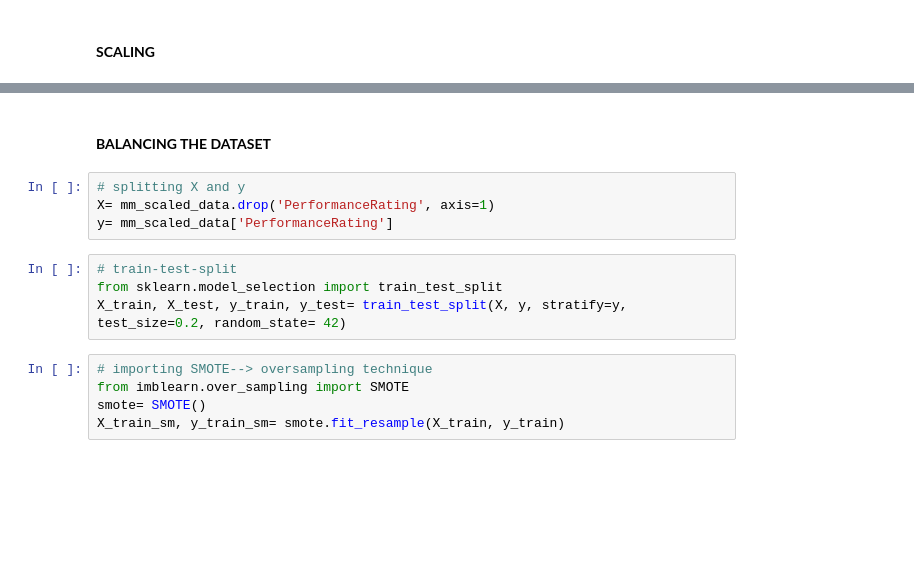
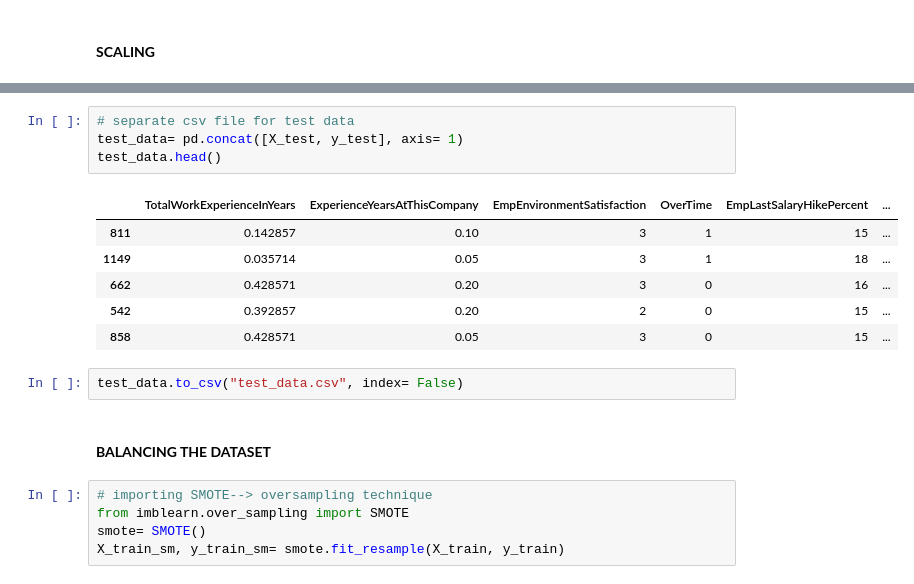
Before and after one commit to shanusaras/Employees_performance_analysis, a Jupyter notebook: src/models/train_model.ipynb, the cells around one changed output, grey strips where cells are left out. Drawn from its saved outputs; the diff is of its cells as text; blank space fills up the shorter version.

```diff
--- a/src/models/train_model.ipynb
+++ b/src/models/train_model.ipynb
@@ -227,13 +382,18 @@ mm_scaled_data.head()
+# %%
+# separate csv file for test data
+test_data= pd.concat([X_test, y_test], axis= 1)
+test_data.head()
+# %% [output]
+|  | TotalWorkExperienceInYears | ExperienceYearsAtThisCompany | EmpEnvironmentSatisfaction | OverTime | EmpLastSalaryHikePercent | ... |
+| 811 | 0.142857 | 0.10 | 3 | 1 | 15 | ... |
+| 1149 | 0.035714 | 0.05 | 3 | 1 | 18 | ... |
+| 662 | 0.428571 | 0.20 | 3 | 0 | 16 | ... |
+| 542 | 0.392857 | 0.20 | 2 | 0 | 15 | ... |
+| 858 | 0.428571 | 0.05 | 3 | 0 | 15 | ... |
+# %%
+test_data.to_csv("test_data.csv", index= False)
 # %% [markdown]
 #### **BALANCING THE DATASET**
-# %%
-# splitting X and y
-X= mm_scaled_data.drop('PerformanceRating', axis=1)
-y= mm_scaled_data['PerformanceRating']
-# %%
-# train-test-split
-from sklearn.model_selection import train_test_split
-X_train, X_test, y_train, y_test= train_test_split(X, y, stratify=y, test_size=0.2, random_state= 42)
 # %%
 # importing SMOTE--> oversampling technique
 from imblearn.over_sampling import SMOTE
```
Also changed, not shown: parts of 173 cells of this notebook.
